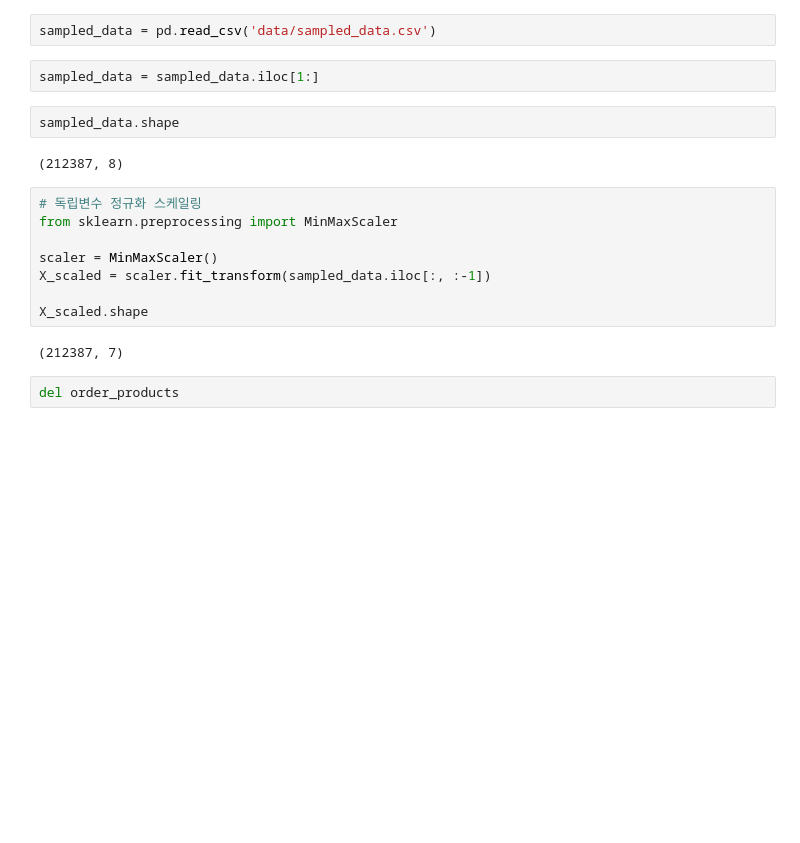
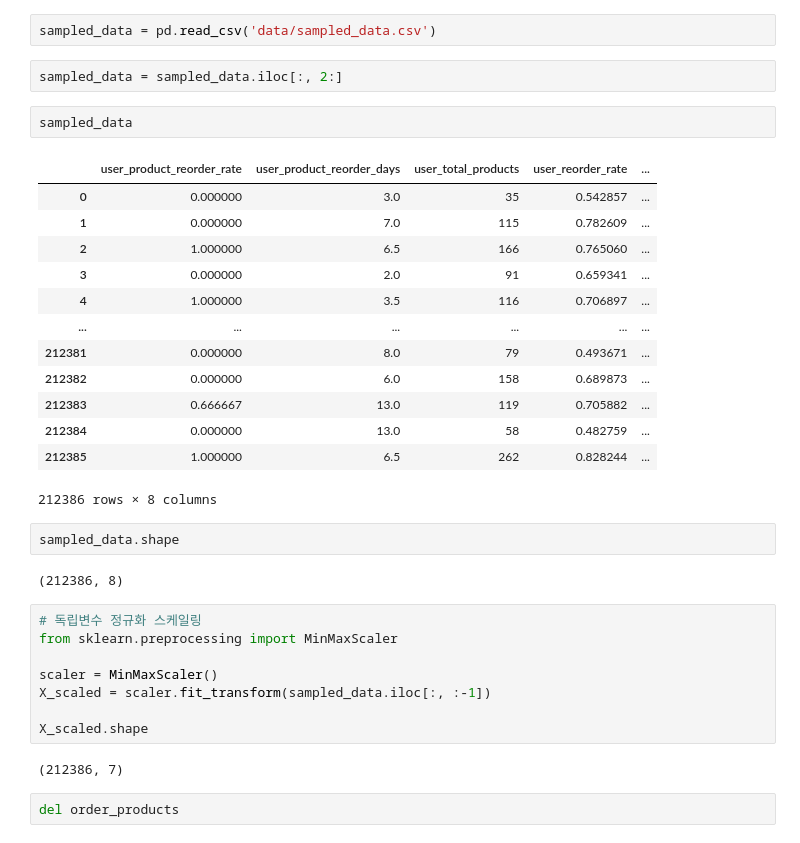
Before and after one commit to WasVelinn/1stPerSonalProjecT, a Jupyter notebook: 개인프로젝트 소스, 시각화.ipynb, the cells around one changed output. Saved outputs shown, nothing was run; the diff lists cells and outputs as text; blank space fills up the shorter version.

```diff
--- a/개인프로젝트 소스, 시각화.ipynb
+++ b/개인프로젝트 소스, 시각화.ipynb
@@ -540,11 +581,27 @@ import pandas as pd
 # %%
 sampled_data = pd.read_csv('data/sampled_data.csv')
 # %%
-sampled_data = sampled_data.iloc[1:]
+sampled_data = sampled_data.iloc[:, 2:]
+# %%
+sampled_data
+# %% [output]
+|  | user_product_reorder_rate | user_product_reorder_days | user_total_products | user_reorder_rate | ... |
+| 0 | 0.000000 | 3.0 | 35 | 0.542857 | ... |
+| 1 | 0.000000 | 7.0 | 115 | 0.782609 | ... |
+| 2 | 1.000000 | 6.5 | 166 | 0.765060 | ... |
+| 3 | 0.000000 | 2.0 | 91 | 0.659341 | ... |
+| 4 | 1.000000 | 3.5 | 116 | 0.706897 | ... |
+| ... | ... | ... | ... | ... | ... |
+| 212381 | 0.000000 | 8.0 | 79 | 0.493671 | ... |
+| 212382 | 0.000000 | 6.0 | 158 | 0.689873 | ... |
+| 212383 | 0.666667 | 13.0 | 119 | 0.705882 | ... |
+| 212384 | 0.000000 | 13.0 | 58 | 0.482759 | ... |
+| 212385 | 1.000000 | 6.5 | 262 | 0.828244 | ... |
+212386 rows × 8 columns
 # %%
 sampled_data.shape
 # %% [output]
-(212387, 8)
+(212386, 8)
 # %%
 # 독립변수 정규화 스케일링
 from sklearn.preprocessing import MinMaxScaler
@@ -554,7 +611,7 @@ X_scaled = scaler.fit_transform(sampled_data.iloc[:, :-1])
 
 X_scaled.shape
 # %% [output]
-(212387, 7)
+(212386, 7)
 # %%
 del order_products
 # %%
```
Also changed, not shown: parts of 14 cells of this notebook, 18 other files.
